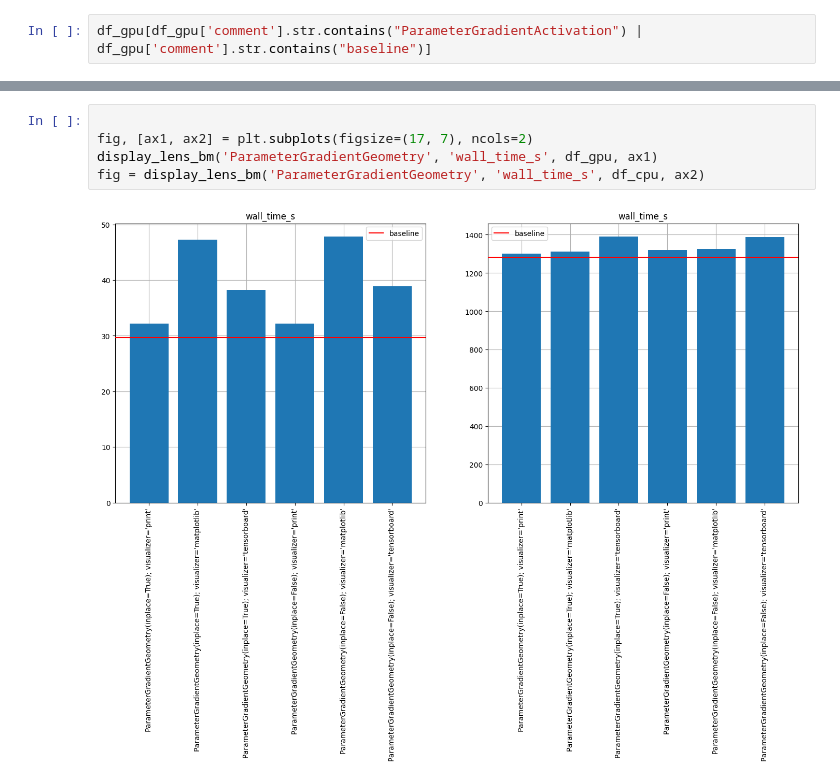
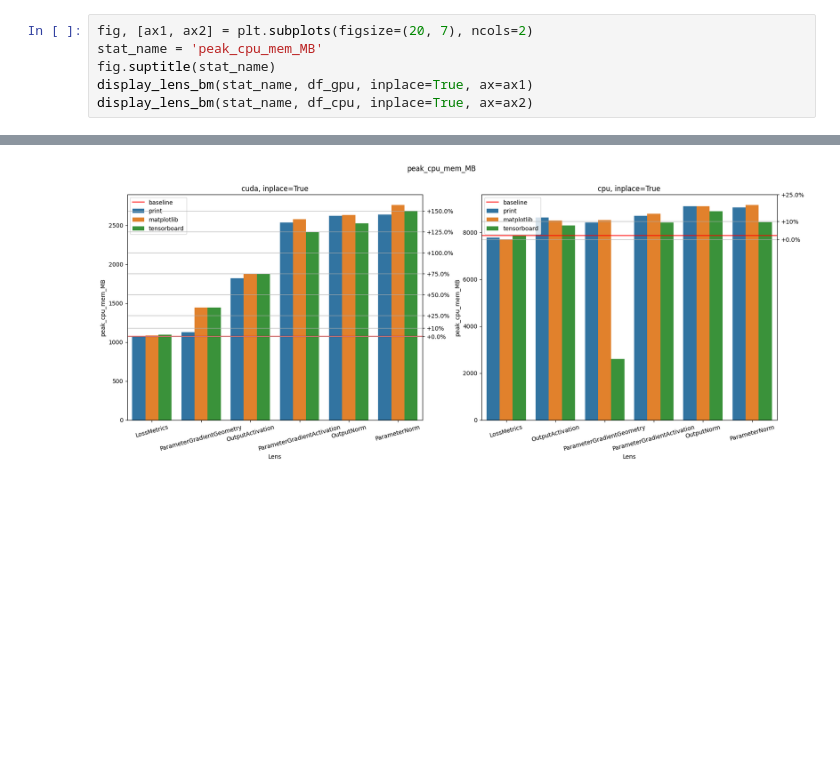
Before and after one commit to ZhigaMason/monitorch, a Jupyter notebook: benchmark/benchmark_exploration.ipynb, the cells around one changed output, grey strips where cells are left out. Drawn from its saved outputs; the diff is of its cells as text; blank space fills up the shorter version.

```diff
--- a/benchmark/benchmark_exploration.ipynb
+++ b/benchmark/benchmark_exploration.ipynb
@@ -55,3 +100,7 @@ fig = display_lens_bm('OutputActivation', 'wall_time_s', df_cpu, ax2)
 # %%
-df_gpu[df_gpu['comment'].str.contains("ParameterGradientActivation") | df_gpu['comment'].str.contains("baseline")]
+fig, [ax1, ax2] = plt.subplots(figsize=(20, 7), ncols=2)
+stat_name = 'peak_cpu_mem_MB'
+fig.suptitle(stat_name)
+display_lens_bm(stat_name, df_gpu, inplace=True, ax=ax1)
+display_lens_bm(stat_name, df_cpu, inplace=True, ax=ax2)
 # %% [output]
@@ -66,7 +107 @@ df_gpu[df_gpu['comment'].str.contains("ParameterGradientActivation") | df_gpu['c
+[figure, added]
-# %%
-
-fig, [ax1, ax2] = plt.subplots(figsize=(17, 7), ncols=2)
-display_lens_bm('ParameterGradientGeometry', 'wall_time_s', df_gpu, ax1)
-fig = display_lens_bm('ParameterGradientGeometry', 'wall_time_s', df_cpu, ax2)
-# %% [output]
-[figure, removed]
```
Also changed, not shown: parts of 20 cells of this notebook, 4 other files.
